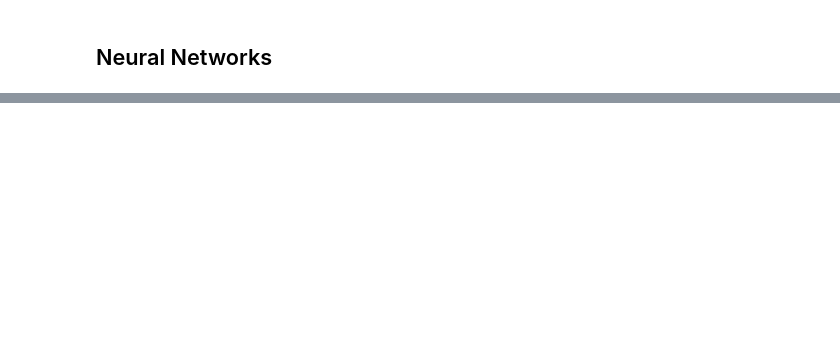
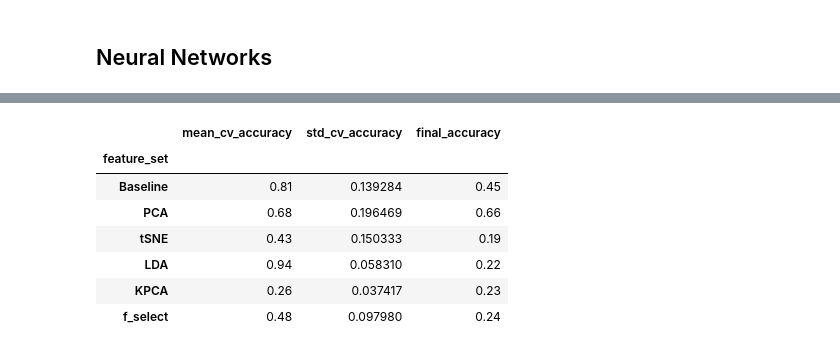
Before and after one commit to danielgranadoscampos/MHEDAS_ML, a Jupyter notebook: team_notebooks/azucena_neural_model.ipynb, the cells around one changed output, grey strips where cells are left out. Cells and saved outputs as stored; diff of their text form; code cells hidden in the pictures; blank space fills up the shorter version.

```diff
--- a/team_notebooks/azucena_neural_model.ipynb
+++ b/team_notebooks/azucena_neural_model.ipynb
@@ -366,0 +395,29 @@ for name, res in results.items():
+# %%
+import numpy as np
+import pandas as pd
+from sklearn.metrics import confusion_matrix
+
+# Build comparison metrics table
+metrics = []
+for name, res in results.items():
+    # Cross-validated metrics
+    mean_cv = res['mean_acc']
+    std_cv = res['std_acc']
+
+    # Final model accuracy on full dataset via confusion matrix
+    y_pred = np.argmax(res['best_model'].predict(res['X']), axis=1)
+    cm = confusion_matrix(y, y_pred)
+    final_acc = cm.diagonal().sum() / cm.sum()
+
+    metrics.append({
+        'feature_set': name,
+        'mean_cv_accuracy': mean_cv,
+        'std_cv_accuracy': std_cv,
+        'final_accuracy': final_acc
+    })
+
+df = pd.DataFrame(metrics).set_index('feature_set')
+
+# Display the table to the user
+df
+# %% [output]
@@ -366,0 +430,8 @@ for name, res in results.items():
+|  | mean_cv_accuracy | std_cv_accuracy | final_accuracy |
+| feature_set |  |  |  |
+| Baseline | 0.81 | 0.139284 | 0.45 |
+| PCA | 0.68 | 0.196469 | 0.66 |
+| tSNE | 0.43 | 0.150333 | 0.19 |
+| LDA | 0.94 | 0.058310 | 0.22 |
+| KPCA | 0.26 | 0.037417 | 0.23 |
+| f_select | 0.48 | 0.097980 | 0.24 |
```
Also changed, not shown: parts of 7 cells of this notebook.
